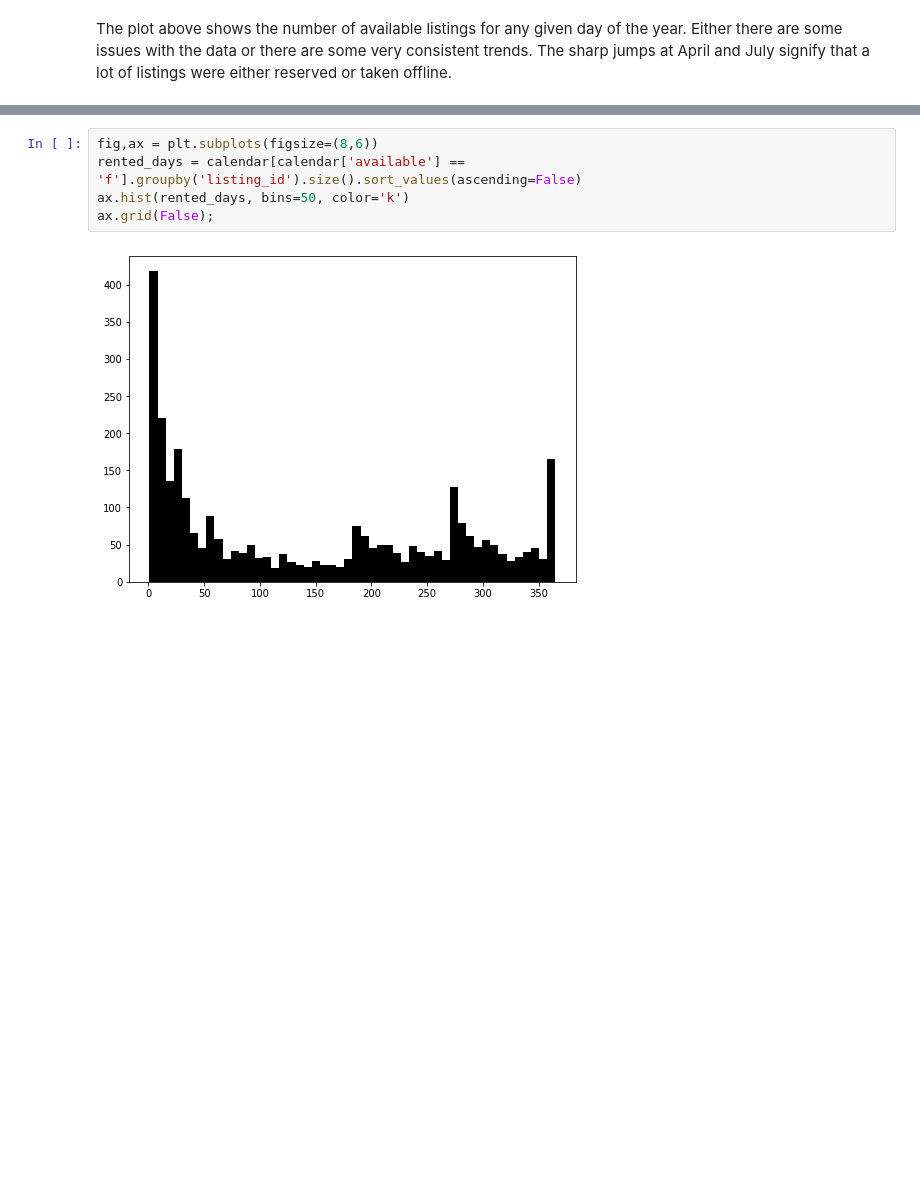
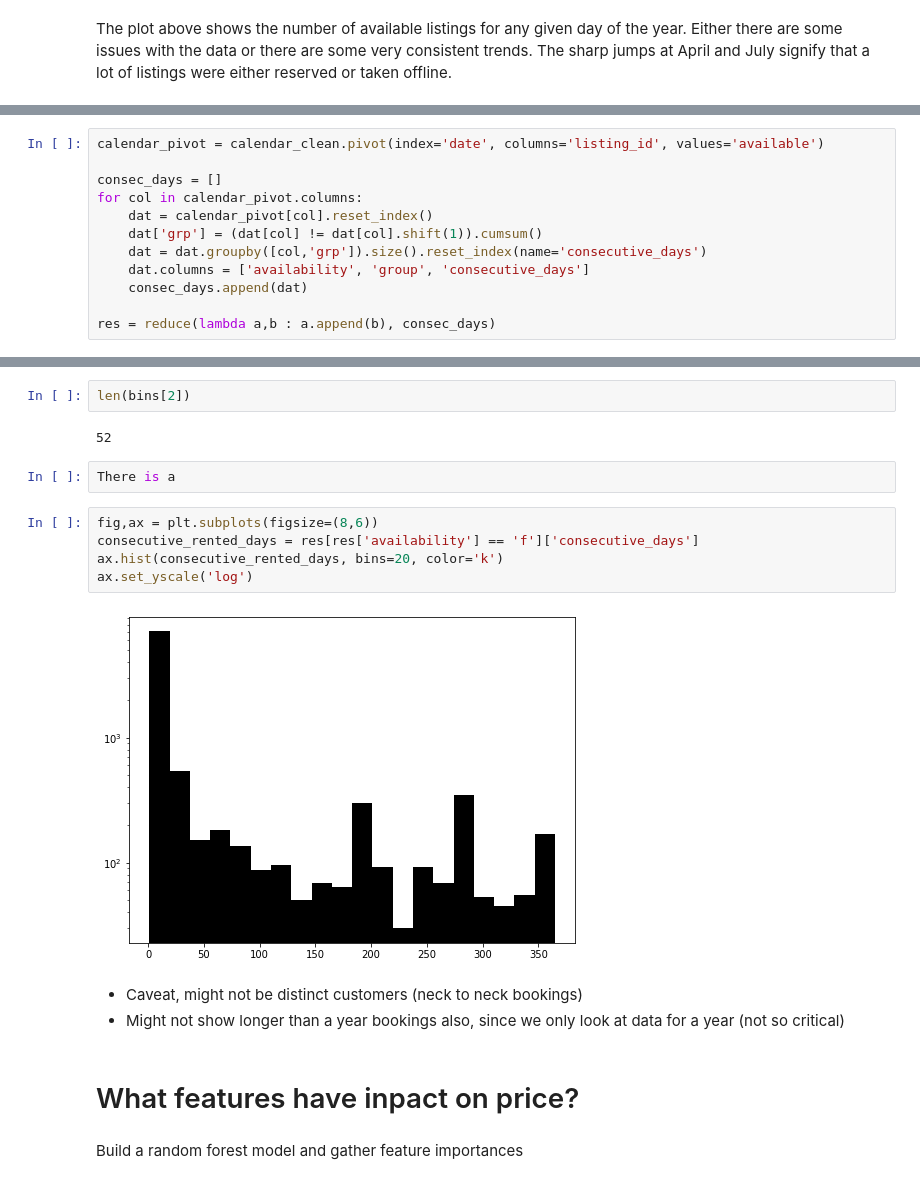
Before and after one commit to jiekebo/udacity_data_science_blog_post, a Jupyter notebook: notebook/Seattle Airbnb Data Analysis.ipynb, the cells around one changed output, grey strips where cells are left out. Saved outputs shown, nothing was run; the diff lists cells and outputs as text; blank space fills up the shorter version.

```diff
--- a/notebook/Seattle Airbnb Data Analysis.ipynb
+++ b/notebook/Seattle Airbnb Data Analysis.ipynb
@@ -301,0 +288,12 @@ The plot above shows the number of available listings for any given day of the y
+# %%
+calendar_pivot = calendar_clean.pivot(index='date', columns='listing_id', values='available')
+
+consec_days = []
+for col in calendar_pivot.columns:
+    dat = calendar_pivot[col].reset_index()
+    dat['grp'] = (dat[col] != dat[col].shift(1)).cumsum()
+    dat = dat.groupby([col,'grp']).size().reset_index(name='consecutive_days')
+    dat.columns = ['availability', 'group', 'consecutive_days']
+    consec_days.append(dat)
+
+res = reduce(lambda a,b : a.append(b), consec_days)
@@ -302,7 +322,20 @@ The plot above shows the number of available listings for any given day of the y
+# %%
+len(bins[2])
+# %% [output]
+52
+# %%
+There is a
 # %%
 fig,ax = plt.subplots(figsize=(8,6))
-rented_days = calendar[calendar['available'] == 'f'].groupby('listing_id').size().sort_values(ascending=False)
-ax.hist(rented_days, bins=50, color='k')
-ax.grid(False);
+consecutive_rented_days = res[res['availability'] == 'f']['consecutive_days']
+ax.hist(consecutive_rented_days, bins=20, color='k')
+ax.set_yscale('log')
 # %% [output]
-[figure, old version]
+[figure, new version]
+# %% [markdown]
+- Caveat, might not be distinct customers (neck to neck bookings)
+- Might not show longer than a year bookings also, since we only look at data for a year (not so critical)
+# %% [markdown]
+# What features have inpact on price?
+# %% [markdown]
+Build a random forest model and gather feature importances
```
Also changed, not shown: parts of 16 cells of this notebook.
